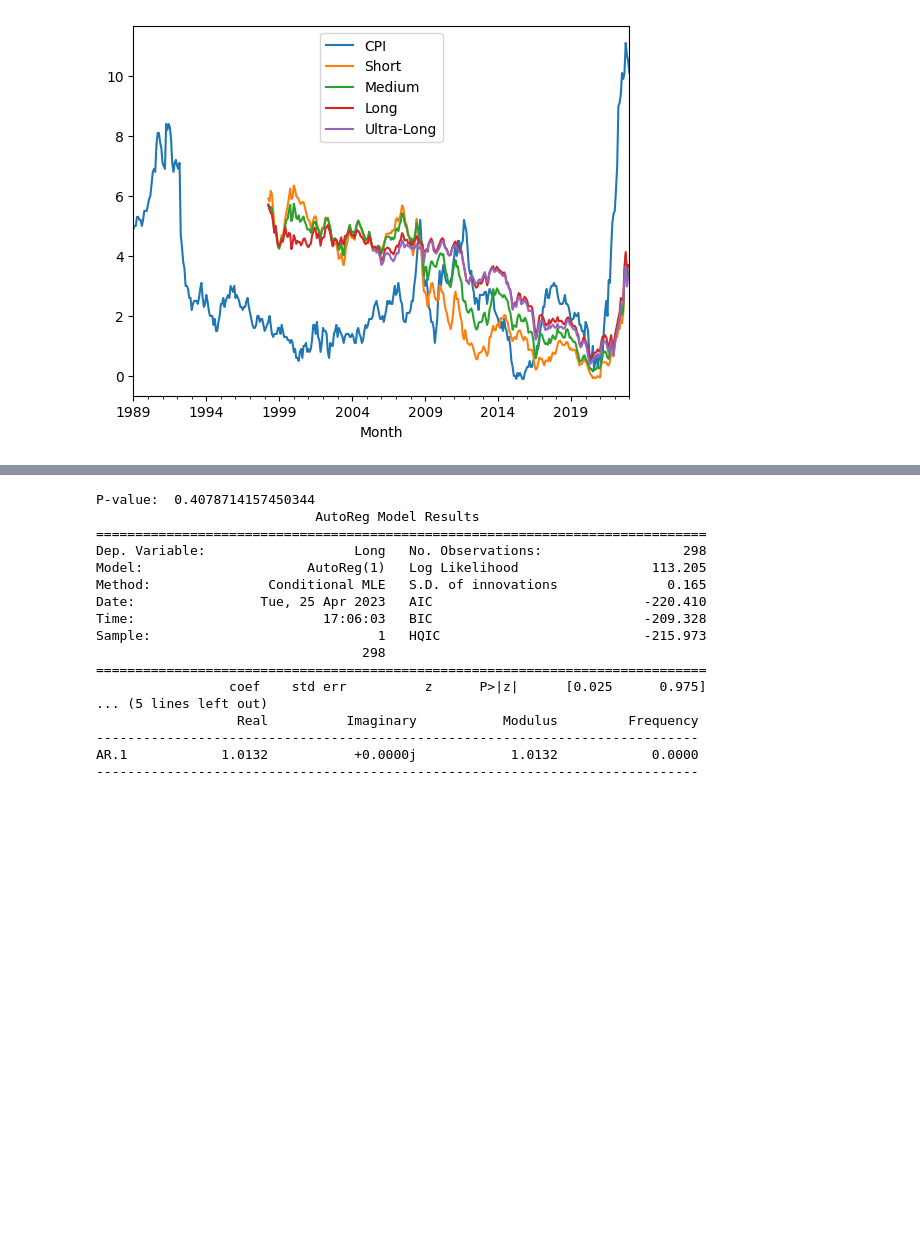
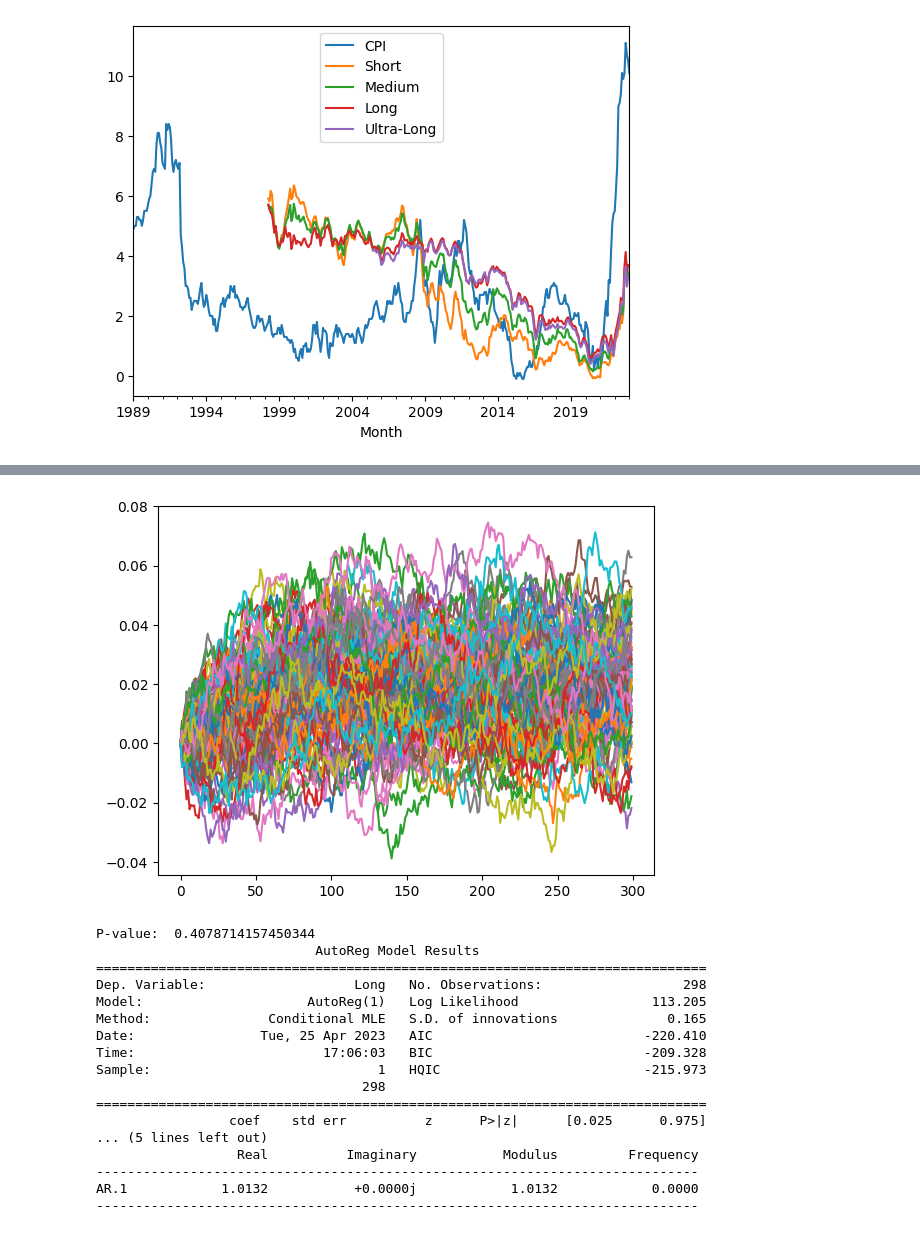
Before and after one commit to sophiebella28/pension_model, a Jupyter notebook: python/calibrate.ipynb, the cells around one changed output, grey strips where cells are left out. Cells and saved outputs as stored; diff of their text form; code cells hidden in the pictures; blank space fills up the shorter version.

```diff
--- a/python/calibrate.ipynb
+++ b/python/calibrate.ipynb
@@ -136,3 +155,13 @@ AR.1            1.0179           +0.0000j            1.0179            0.0000
+# %%
+init = 0.02
+series_len = 300
+sample_series = np.zeros(series_len)
+for j in range(100):
+    for i in range(series_len - 1):
+        sample_series[i+1] = bestModel.params[0] + sample_series[i] * bestModel.params[1] + np.random.normal(0,(0.003))
+    plt.plot(sample_series)
+# %% [output]
+[figure, added]
 # %%
 gilt_df = pd.read_csv('../../Data/Historical_Average_Daily_Conventional_Gilt_Yields.csv')
 gilt_df = strip_spaces(gilt_df)
```
Also changed, not shown: parts of 2 cells of this notebook, 4 other files.
